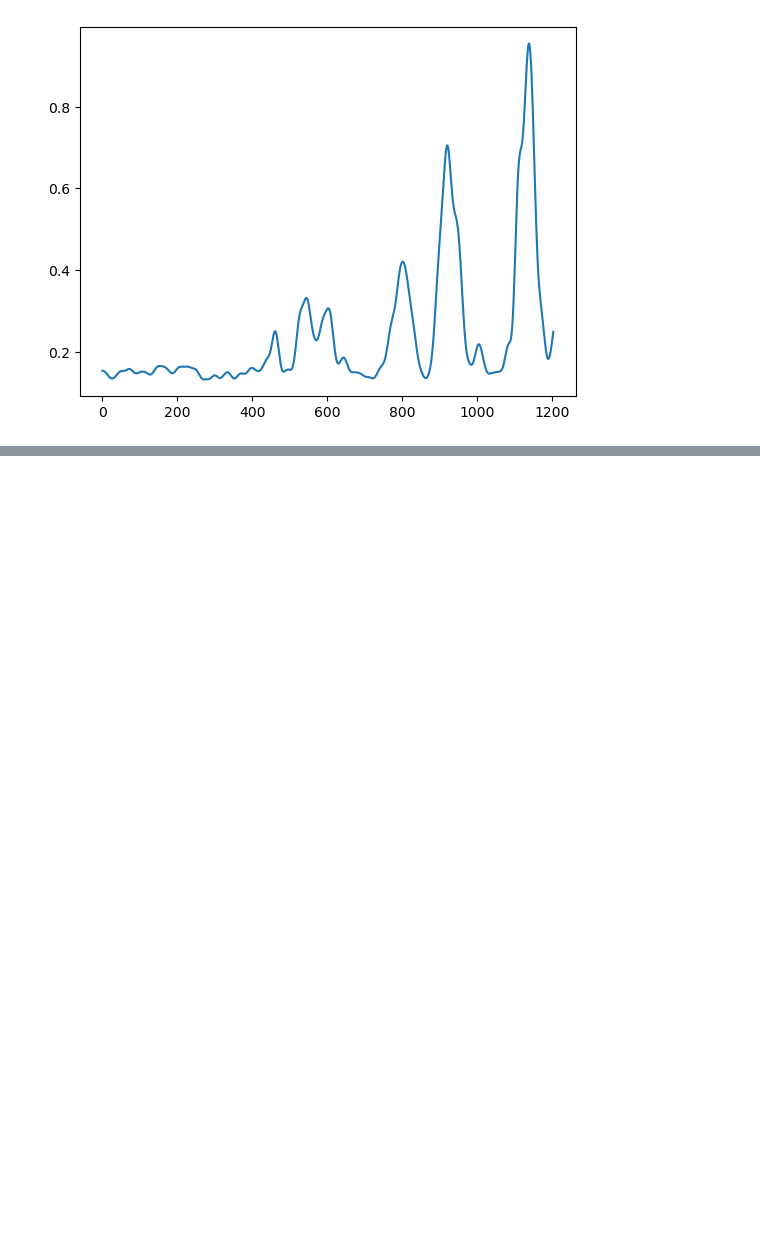
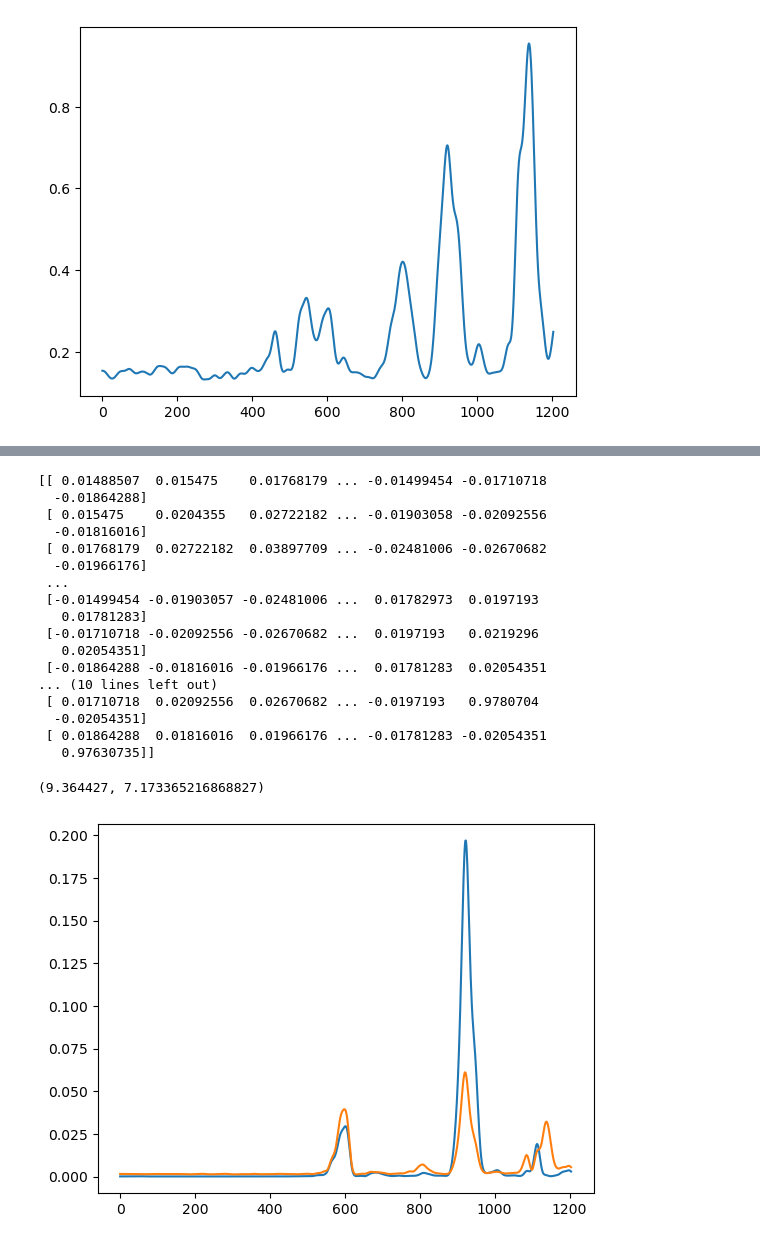
Before and after one commit to spewil/phd, a Jupyter notebook: analysis/notebooks/nullspace_variability.ipynb, the cells around one changed output, grey strips where cells are left out. Saved outputs shown, nothing was run; the diff lists cells and outputs as text; code cells hidden in the pictures; blank space fills up the shorter version.

```diff
--- a/analysis/notebooks/nullspace_variability.ipynb
+++ b/analysis/notebooks/nullspace_variability.ipynb
@@ -124,0 +149,8 @@ We want to compute these two subspaces, and then compare the variance within eac
+# %%
+def compute_null_task_space_components(sample: np.array, mapping: np.array):
+    projector = mapping.T@np.linalg.inv(mapping@mapping.T)@mapping
+    task = projector@sample
+    null = (np.eye(sample.shape[0]) - projector)@sample
+    return task, null
+
+compute_null_task_space_components(sample=np.array([[1,1,1,1]]).T, mapping=np.eye(4)[-2:,:])
@@ -124,0 +174,25 @@ We want to compute these two subspaces, and then compare the variance within eac
+# %%
+task, null = compute_null_task_space_components(sample=emg.T, mapping=subject.decoder[-2:,:])
+plt.plot(np.var(task,axis=0))
+plt.plot(np.var(null, axis=0))
+np.sum(np.var(task, axis=0)), np.sum(np.var(null, axis=0))
+# %% [output]
+[[ 0.01488507  0.015475    0.01768179 ... -0.01499454 -0.01710718
+  -0.01864288]
+ [ 0.015475    0.0204355   0.02722182 ... -0.01903058 -0.02092556
+  -0.01816016]
+ [ 0.01768179  0.02722182  0.03897709 ... -0.02481006 -0.02670682
+  -0.01966176]
+ ...
+ [-0.01499454 -0.01903057 -0.02481006 ...  0.01782973  0.0197193
+   0.01781283]
+ [-0.01710718 -0.02092556 -0.02670682 ...  0.0197193   0.0219296
+   0.02054351]
+ [-0.01864288 -0.01816016 -0.01966176 ...  0.01781283  0.02054351
+... (10 lines left out)
+ [ 0.01710718  0.02092556  0.02670682 ... -0.0197193   0.9780704
+  -0.02054351]
+ [ 0.01864288  0.01816016  0.01966176 ... -0.01781283 -0.02054351
+   0.97630735]]
+(9.364427, 7.173365216868827)
+[figure, added]
```
Also changed, not shown: parts of 3 cells of this notebook.
